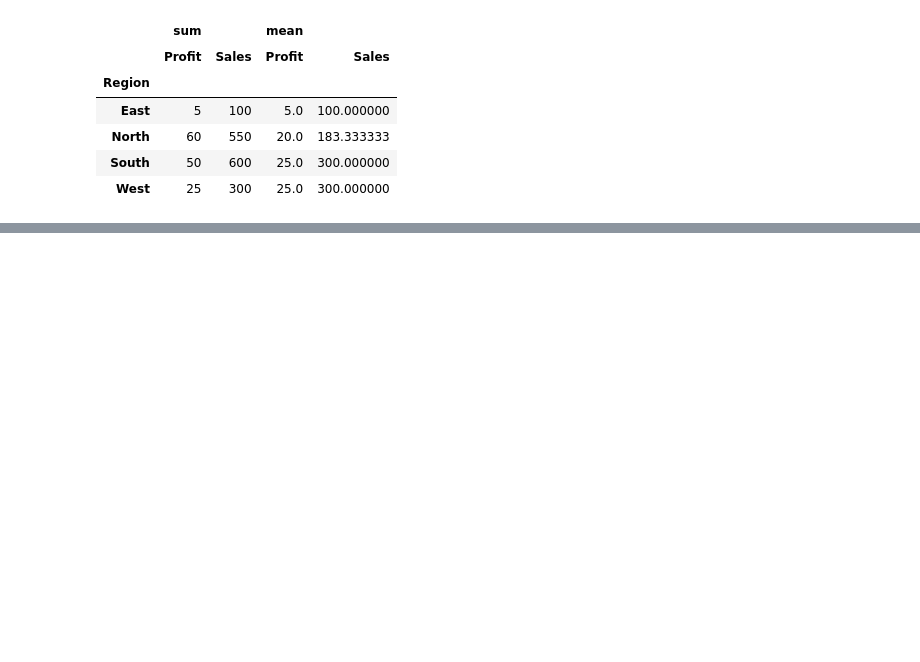
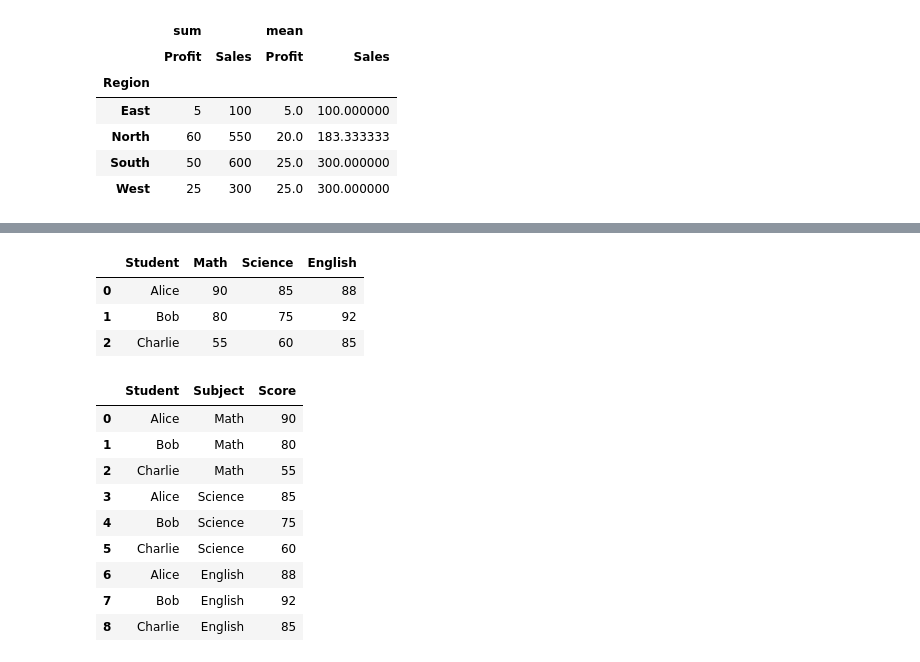
Before and after one commit to mohitsingh109/Learning-Python-March, a Jupyter notebook: Pandas.ipynb, the cells around one changed output, grey strips where cells are left out. Cells and saved outputs as stored; diff of their text form; code cells hidden in the pictures; blank space fills up the shorter version.

```diff
--- a/Pandas.ipynb
+++ b/Pandas.ipynb
@@ -1397,0 +1420,29 @@ pivot
+# %%
+data = {
+    'Student': ['Alice', 'Bob', 'Charlie'],
+    'Math': [90, 80, 55],
+    'Science': [85, 75, 60],
+    'English': [88, 92, 85]
+}
+
+df = pd.DataFrame(data)
+df
+# %% [output]
+|  | Student | Math | Science | English |
+| 0 | Alice | 90 | 85 | 88 |
+| 1 | Bob | 80 | 75 | 92 |
+| 2 | Charlie | 55 | 60 | 85 |
+# %%
+melted = pd.melt(df, id_vars=['Student'], value_vars=['Math', 'Science', 'English'], var_name='Subject', value_name='Score')
+melted
+# %% [output]
+|  | Student | Subject | Score |
+| 0 | Alice | Math | 90 |
+| 1 | Bob | Math | 80 |
+| 2 | Charlie | Math | 55 |
+| 3 | Alice | Science | 85 |
+| 4 | Bob | Science | 75 |
+| 5 | Charlie | Science | 60 |
+| 6 | Alice | English | 88 |
+| 7 | Bob | English | 92 |
+| 8 | Charlie | English | 85 |
```
Also changed, not shown: parts of 5 cells of this notebook, 2 other files.
